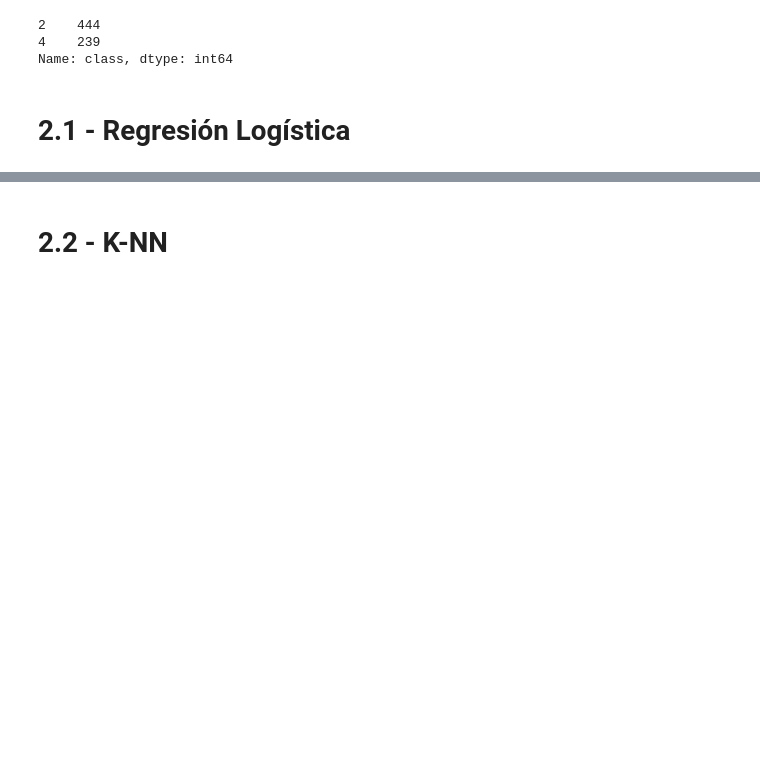
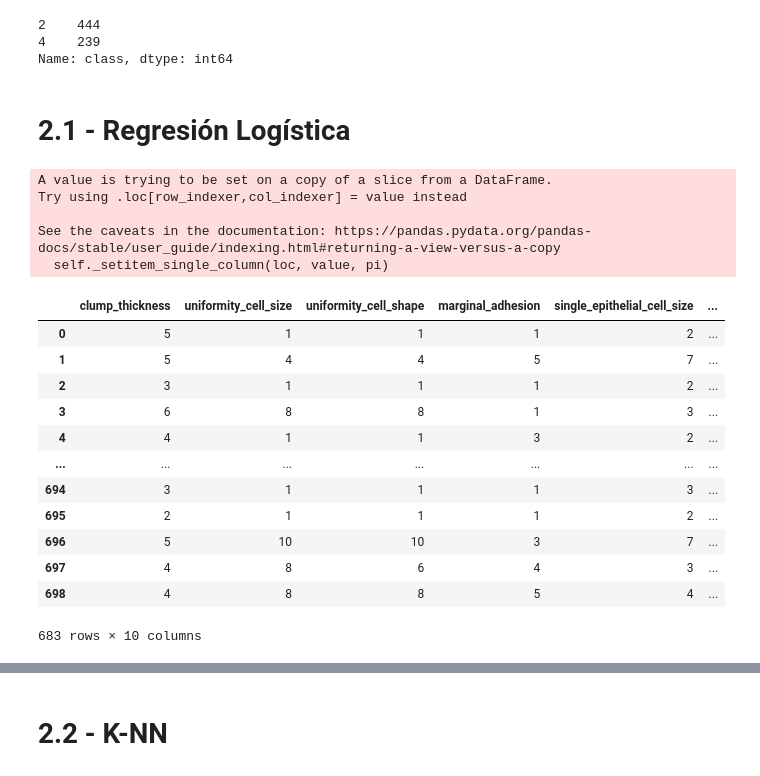
Before and after one commit to unclepete-20/lab2-md-clasificacion, a Jupyter notebook: lab2_clasificacion.ipynb, the cells around one changed output, grey strips where cells are left out. Saved outputs shown, nothing was run; the diff lists cells and outputs as text; code cells hidden in the pictures; blank space fills up the shorter version.

```diff
--- a/lab2_clasificacion.ipynb
+++ b/lab2_clasificacion.ipynb
@@ -353,0 +383,25 @@ Name: class, dtype: int64
+# %%
+# Se cambiaran los valores: 0 si es benigno y 1 si es maligno
+data.loc[data['class'] == 4, 'class'] = 1
+data.loc[data['class'] == 2, 'class'] = 0
+
+data
+# %% [output]
+A value is trying to be set on a copy of a slice from a DataFrame.
+Try using .loc[row_indexer,col_indexer] = value instead
+
+See the caveats in the documentation: https://pandas.pydata.org/pandas-docs/stable/user_guide/indexing.html#returning-a-view-versus-a-copy
+  self._setitem_single_column(loc, value, pi)
+|  | clump_thickness | uniformity_cell_size | uniformity_cell_shape | marginal_adhesion | single_epithelial_cell_size | ... |
+| 0 | 5 | 1 | 1 | 1 | 2 | ... |
+| 1 | 5 | 4 | 4 | 5 | 7 | ... |
+| 2 | 3 | 1 | 1 | 1 | 2 | ... |
+| 3 | 6 | 8 | 8 | 1 | 3 | ... |
+| 4 | 4 | 1 | 1 | 3 | 2 | ... |
+| ... | ... | ... | ... | ... | ... | ... |
+| 694 | 3 | 1 | 1 | 1 | 3 | ... |
+| 695 | 2 | 1 | 1 | 1 | 2 | ... |
+| 696 | 5 | 10 | 10 | 3 | 7 | ... |
+| 697 | 4 | 8 | 6 | 4 | 3 | ... |
+| 698 | 4 | 8 | 8 | 5 | 4 | ... |
+683 rows × 10 columns
```
Also changed, not shown: parts of 6 cells of this notebook.
